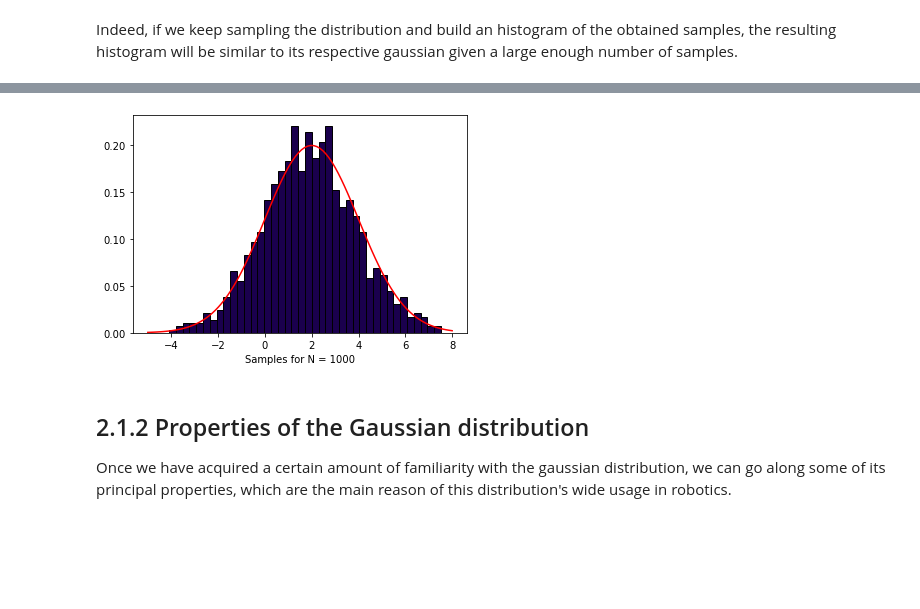
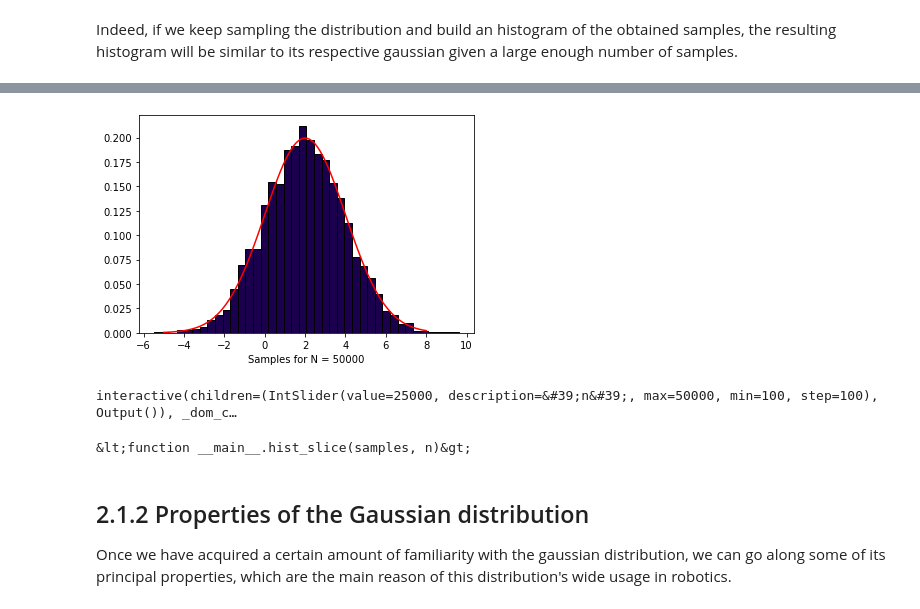
Before and after one commit to antoniochavesgarcia/Robotica2021, a Jupyter notebook: Chapter 02. Probability and statistic bases/2.1 Probability and Statistics Bases for Robotics.ipynb, the cells around one changed output, grey strips where cells are left out. Drawn from its saved outputs; the diff is of its cells as text; code cells hidden in the pictures; blank space fills up the shorter version.

```diff
--- a/Chapter 02. Probability and statistic bases/2.1 Probability and Statistics Bases for Robotics.ipynb
+++ b/Chapter 02. Probability and statistic bases/2.1 Probability and Statistics Bases for Robotics.ipynb
@@ -156,20 +156,23 @@ def hist_slice(samples, n):
     mu = 2
     sigma = 2
     plt.plot(X, evaluate_gaussian(mu, sigma, X), 'r')
-    plt.hist(samples, bins=40, edgecolor=(0, 0, 0), density=True, stacked=True, color=(0.1,0,0.3))
+    plt.hist(samples[0:n], bins=40, edgecolor=(0, 0, 0), density=True, stacked=True, color=(0.1,0,0.3))
     plt.xlabel("Samples for N = %d" % (len(samples)))
     plt.show()
 # %%
 # RUN
 random.seed(0)
-samples = gen_samples(1000, 2, 2)
-n = 100
+samples = gen_samples(50000, 2, 2)
+n = 5000
 hist_slice(samples, n)
 # %% [output]
-[figure, old version]
+[figure, new version]
 # %%
 # RUN
-interact(hist_slice, samples=fixed(samples), n=(100, 1000, 100))
+interact(hist_slice, samples=fixed(samples), n=(100, 50000, 100))
+# %% [output]
+interactive(children=(IntSlider(value=25000, description=&#39;n&#39;, max=50000, min=100, step=100), Output()), _dom_c…
+&lt;function __main__.hist_slice(samples, n)&gt;
 # %% [markdown]
 ## 2.1.2 Properties of the Gaussian distribution
 
```
Also changed, not shown: parts of 5 cells of this notebook.
